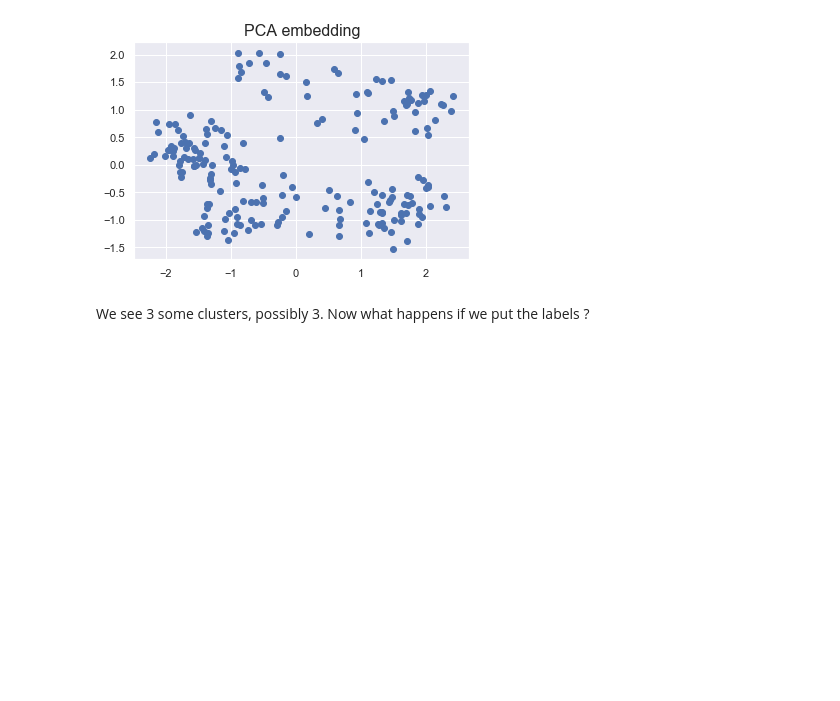
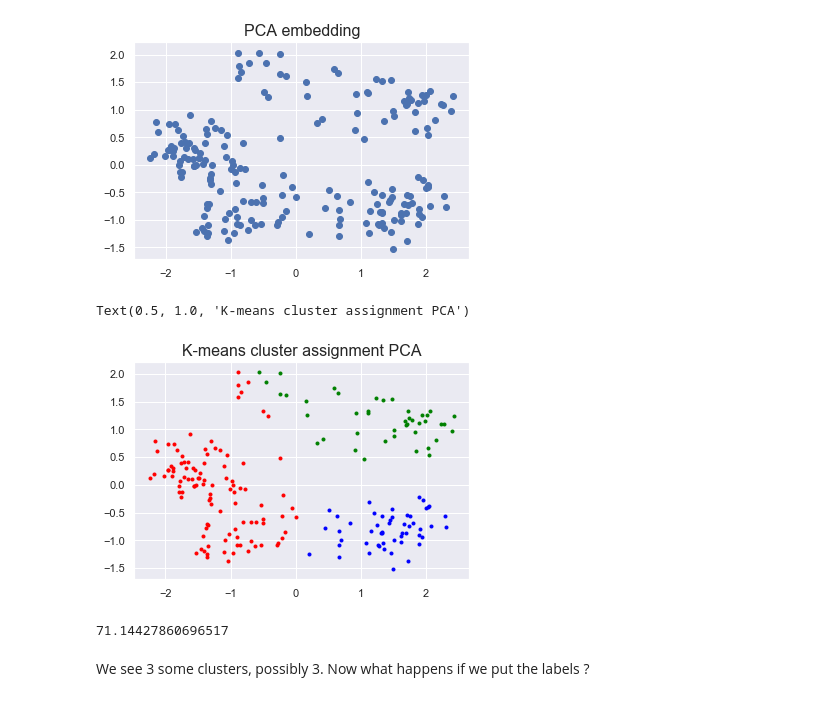
Before and after one commit to yusiZou/NTDS_project, a Jupyter notebook: code.ipynb, the cells around one changed output. Drawn from its saved outputs; the diff is of its cells as text; code cells hidden in the pictures; blank space fills up the shorter version.

```diff
--- a/code.ipynb
+++ b/code.ipynb
@@ -277,0 +281,11 @@ Text(0.5, 1.0, 'PCA embedding')
+# %%
+colors = ['Red', 'Blue', 'Green']
+
+for i in range(3):
+    cluster = features_pca[np.where(clusters3 == i)[0], :].real
+    plt.plot(cluster[:,0],cluster[:,1], '.', color=colors[i])
+
+plt.title('K-means cluster assignment PCA', size=16)
+# %% [output]
+Text(0.5, 1.0, 'K-means cluster assignment PCA')
+[figure, added]
@@ -278,3 +296,7 @@ Text(0.5, 1.0, 'PCA embedding')
+# %%
+((labels == clusters3).sum() / labels.shape[0])*100
+# %% [output]
+71.14427860696517
 # %% [markdown]
 We see 3 some clusters, possibly 3. Now what happens if we put the labels ?
 # %%
```
Also changed, not shown: parts of 13 cells of this notebook.
